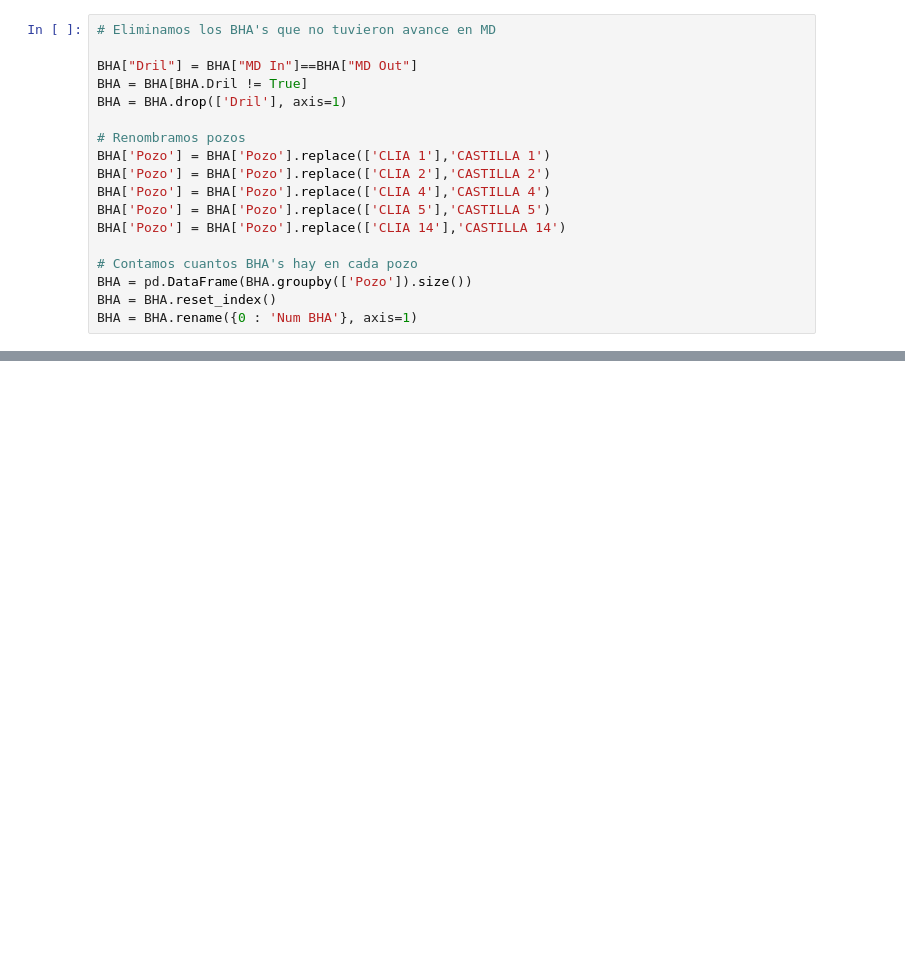
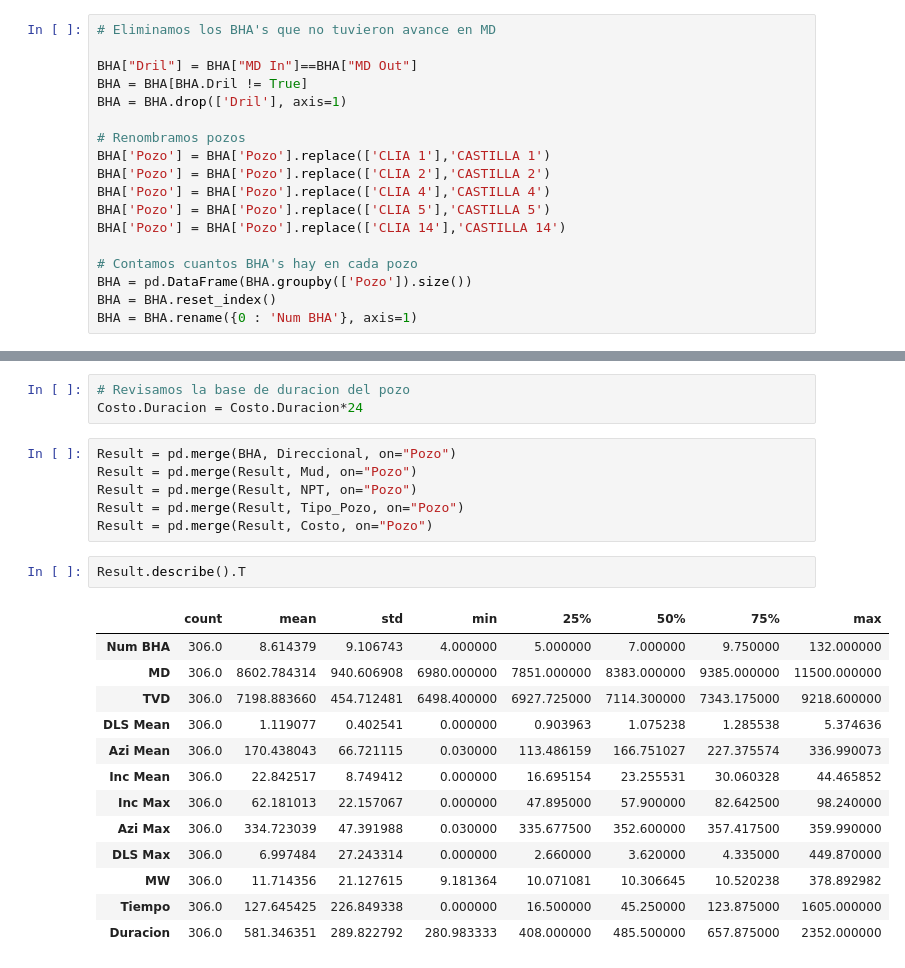
Before and after one commit to diegojeda/Prediccion-NPT, a Jupyter notebook: Pred_Cost_NPT_Cast.ipynb, the cells around one changed output, grey strips where cells are left out. Cells and saved outputs as stored; diff of their text form; blank space fills up the shorter version.

```diff
--- a/Pred_Cost_NPT_Cast.ipynb
+++ b/Pred_Cost_NPT_Cast.ipynb
@@ -157,0 +179,25 @@ Index(['Pozo', 'Num BHA'], dtype='object')
+# %%
+# Revisamos la base de duracion del pozo
+Costo.Duracion = Costo.Duracion*24
+# %%
+Result = pd.merge(BHA, Direccional, on="Pozo")
+Result = pd.merge(Result, Mud, on="Pozo")
+Result = pd.merge(Result, NPT, on="Pozo")
+Result = pd.merge(Result, Tipo_Pozo, on="Pozo")
+Result = pd.merge(Result, Costo, on="Pozo")
+# %%
+Result.describe().T
+# %% [output]
+|  | count | mean | std | min | 25% | 50% | 75% | max |
+| Num BHA | 306.0 | 8.614379 | 9.106743 | 4.000000 | 5.000000 | 7.000000 | 9.750000 | 132.000000 |
+| MD | 306.0 | 8602.784314 | 940.606908 | 6980.000000 | 7851.000000 | 8383.000000 | 9385.000000 | 11500.000000 |
+| TVD | 306.0 | 7198.883660 | 454.712481 | 6498.400000 | 6927.725000 | 7114.300000 | 7343.175000 | 9218.600000 |
+| DLS Mean | 306.0 | 1.119077 | 0.402541 | 0.000000 | 0.903963 | 1.075238 | 1.285538 | 5.374636 |
+| Azi Mean | 306.0 | 170.438043 | 66.721115 | 0.030000 | 113.486159 | 166.751027 | 227.375574 | 336.990073 |
+| Inc Mean | 306.0 | 22.842517 | 8.749412 | 0.000000 | 16.695154 | 23.255531 | 30.060328 | 44.465852 |
+| Inc Max | 306.0 | 62.181013 | 22.157067 | 0.000000 | 47.895000 | 57.900000 | 82.642500 | 98.240000 |
+| Azi Max | 306.0 | 334.723039 | 47.391988 | 0.030000 | 335.677500 | 352.600000 | 357.417500 | 359.990000 |
+| DLS Max | 306.0 | 6.997484 | 27.243314 | 0.000000 | 2.660000 | 3.620000 | 4.335000 | 449.870000 |
+| MW | 306.0 | 11.714356 | 21.127615 | 9.181364 | 10.071081 | 10.306645 | 10.520238 | 378.892982 |
+| Tiempo | 306.0 | 127.645425 | 226.849338 | 0.000000 | 16.500000 | 45.250000 | 123.875000 | 1605.000000 |
+| Duracion | 306.0 | 581.346351 | 289.822792 | 280.983333 | 408.000000 | 485.500000 | 657.875000 | 2352.000000 |
```
Also changed, not shown: parts of 12 cells of this notebook.
